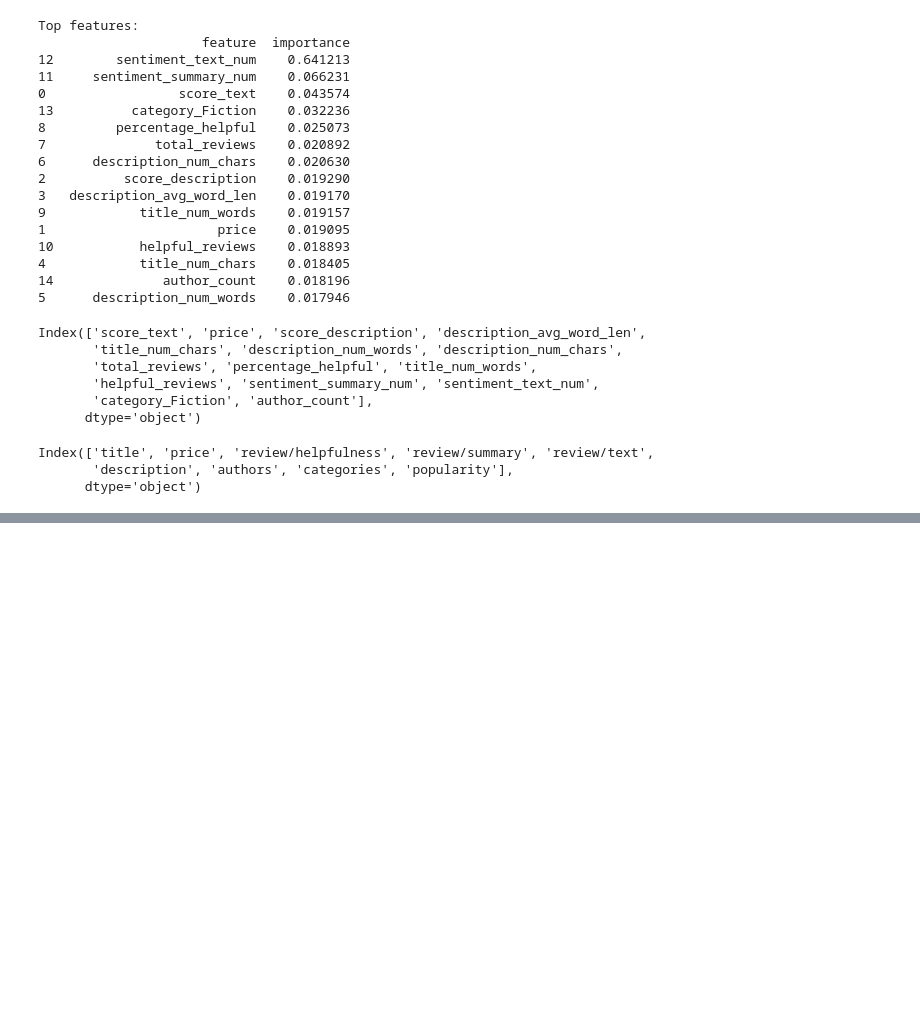
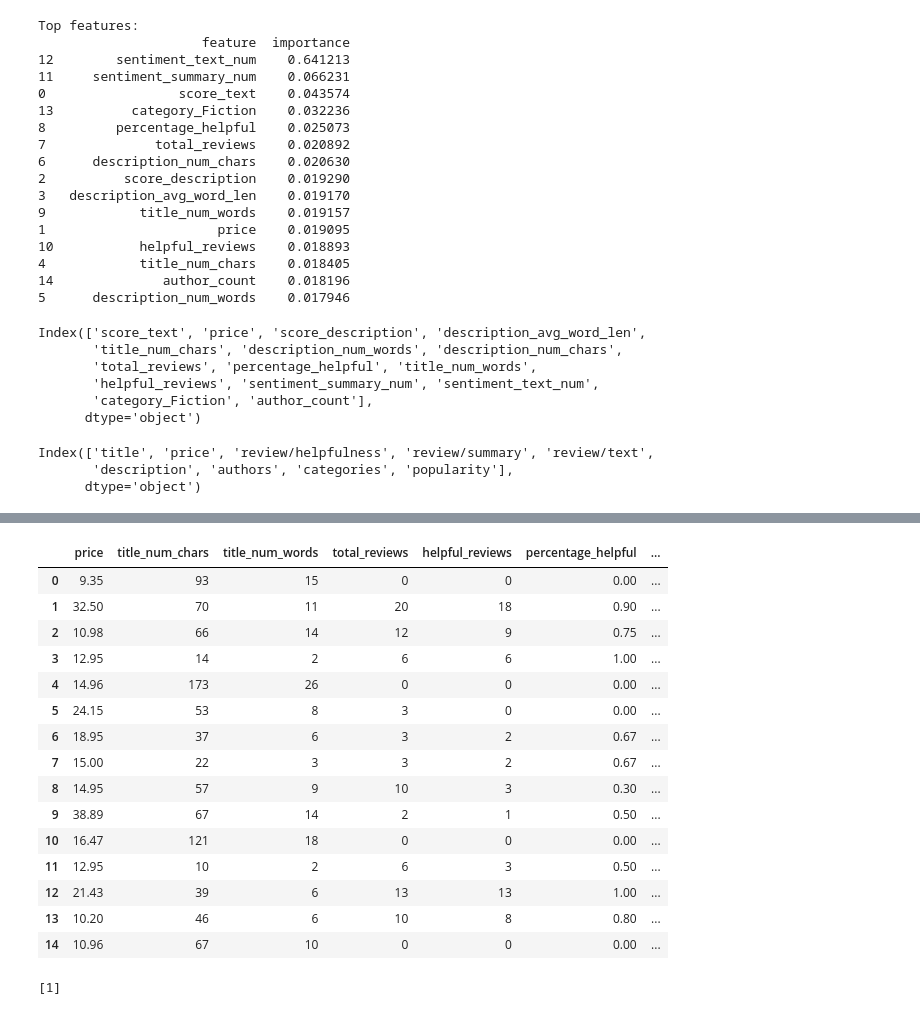
Before and after one commit to SoLNajle/good-book-datacamp, a Jupyter notebook: workspace/notebook.ipynb, the cells around one changed output, grey strips where cells are left out. Cells and saved outputs as stored; diff of their text form; code cells hidden in the pictures; blank space fills up the shorter version.

```diff
--- a/workspace/notebook.ipynb
+++ b/workspace/notebook.ipynb
@@ -2689,0 +3066,9 @@ def preprocess_books(raw_df: pd.DataFrame) -> pd.DataFrame:
+# %%
+test_df_raw = pd.read_csv('data/books_raw_test.csv')
+test_df_raw
+
+test_df = preprocess_books(test_df_raw)
+
+test_df.head(15)
+
+test_df.isna().sum()
@@ -2689,0 +3106,27 @@ def preprocess_books(raw_df: pd.DataFrame) -> pd.DataFrame:
+# %%
+test_df.head(15)
+# %% [output]
+|  | price | title_num_chars | title_num_words | total_reviews | helpful_reviews | percentage_helpful | ... |
+| 0 | 9.35 | 93 | 15 | 0 | 0 | 0.00 | ... |
+| 1 | 32.50 | 70 | 11 | 20 | 18 | 0.90 | ... |
+| 2 | 10.98 | 66 | 14 | 12 | 9 | 0.75 | ... |
+| 3 | 12.95 | 14 | 2 | 6 | 6 | 1.00 | ... |
+| 4 | 14.96 | 173 | 26 | 0 | 0 | 0.00 | ... |
+| 5 | 24.15 | 53 | 8 | 3 | 0 | 0.00 | ... |
+| 6 | 18.95 | 37 | 6 | 3 | 2 | 0.67 | ... |
+| 7 | 15.00 | 22 | 3 | 3 | 2 | 0.67 | ... |
+| 8 | 14.95 | 57 | 9 | 10 | 3 | 0.30 | ... |
+| 9 | 38.89 | 67 | 14 | 2 | 1 | 0.50 | ... |
+| 10 | 16.47 | 121 | 18 | 0 | 0 | 0.00 | ... |
+| 11 | 12.95 | 10 | 2 | 6 | 3 | 0.50 | ... |
+| 12 | 21.43 | 39 | 6 | 13 | 13 | 1.00 | ... |
+| 13 | 10.20 | 46 | 6 | 10 | 8 | 0.80 | ... |
+| 14 | 10.96 | 67 | 10 | 0 | 0 | 0.00 | ... |
+# %%
+target = test_df['target']
+
+#create a dataset that does not include the target column but just for the first row
+test_df_no_target = test_df.drop(columns=['target'])
+print(rf_model.predict(test_df_no_target.head(1)))
+# %% [output]
+[1]
```
Also changed, not shown: parts of 31 cells of this notebook, 4 other files.
